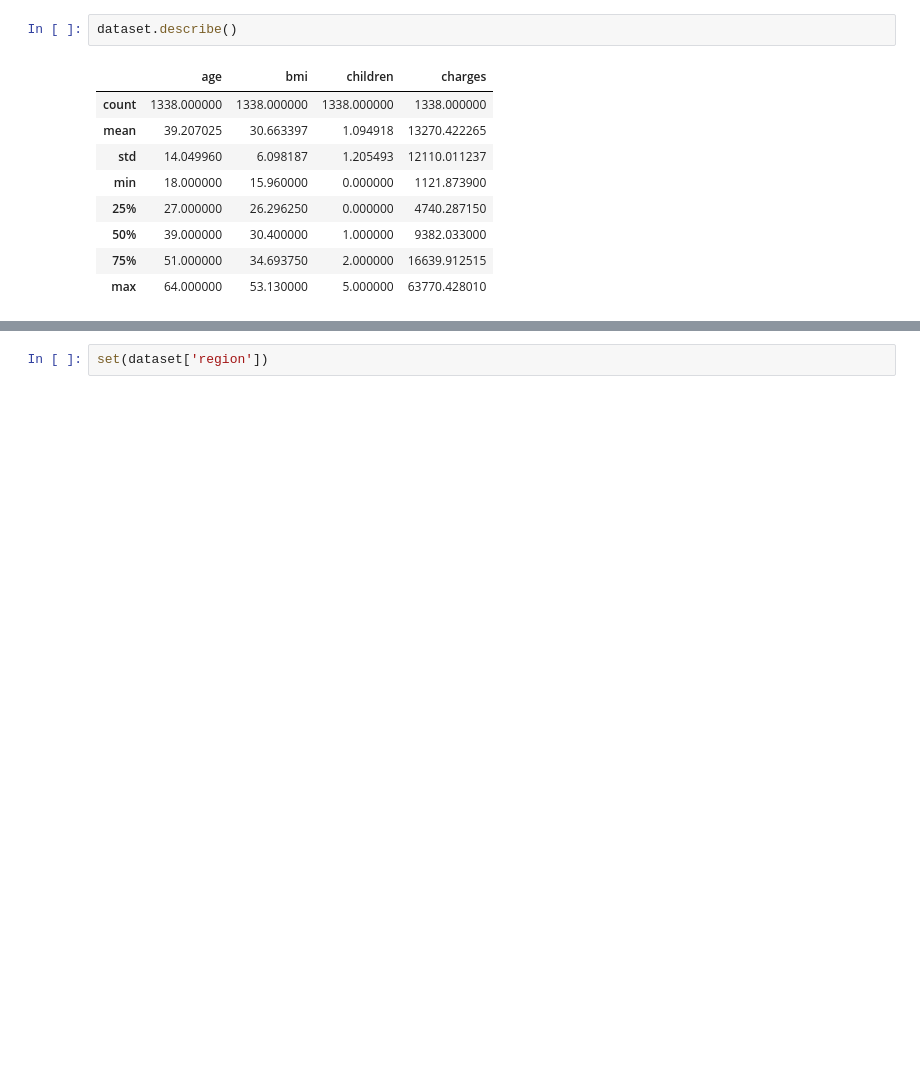
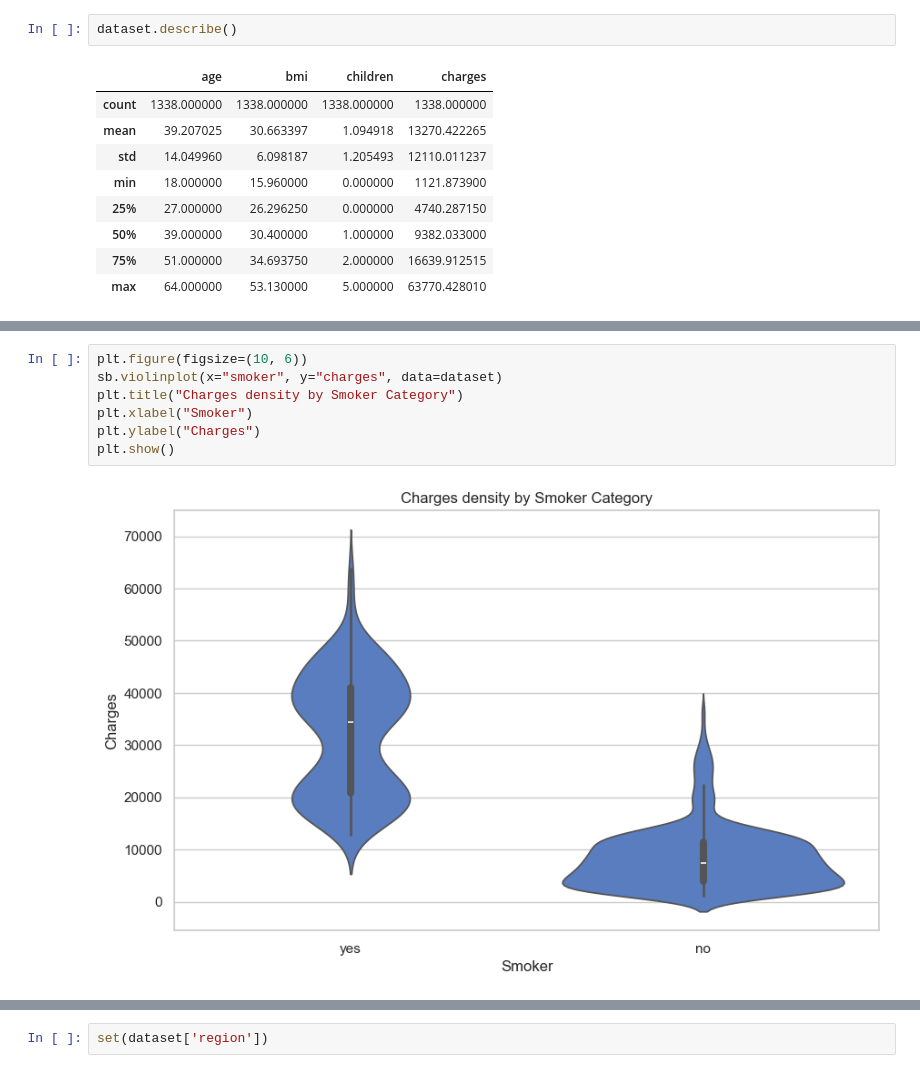
Before and after one commit to lucasrarruda/AI4DEV, a Jupyter notebook: Phase1/ML_Challenge/InsuranceValuePrediction.ipynb, the cells around one changed output, grey strips where cells are left out. Drawn from its saved outputs; the diff is of its cells as text; blank space fills up the shorter version.

```diff
--- a/Phase1/ML_Challenge/InsuranceValuePrediction.ipynb
+++ b/Phase1/ML_Challenge/InsuranceValuePrediction.ipynb
@@ -55,0 +87,9 @@ dataset.describe()
+# %%
+plt.figure(figsize=(10, 6))
+sb.violinplot(x="smoker", y="charges", data=dataset)
+plt.title("Charges density by Smoker Category")
+plt.xlabel("Smoker")
+plt.ylabel("Charges")
+plt.show()
+# %% [output]
+[figure, added]
```
Also changed, not shown: parts of 13 cells of this notebook.
